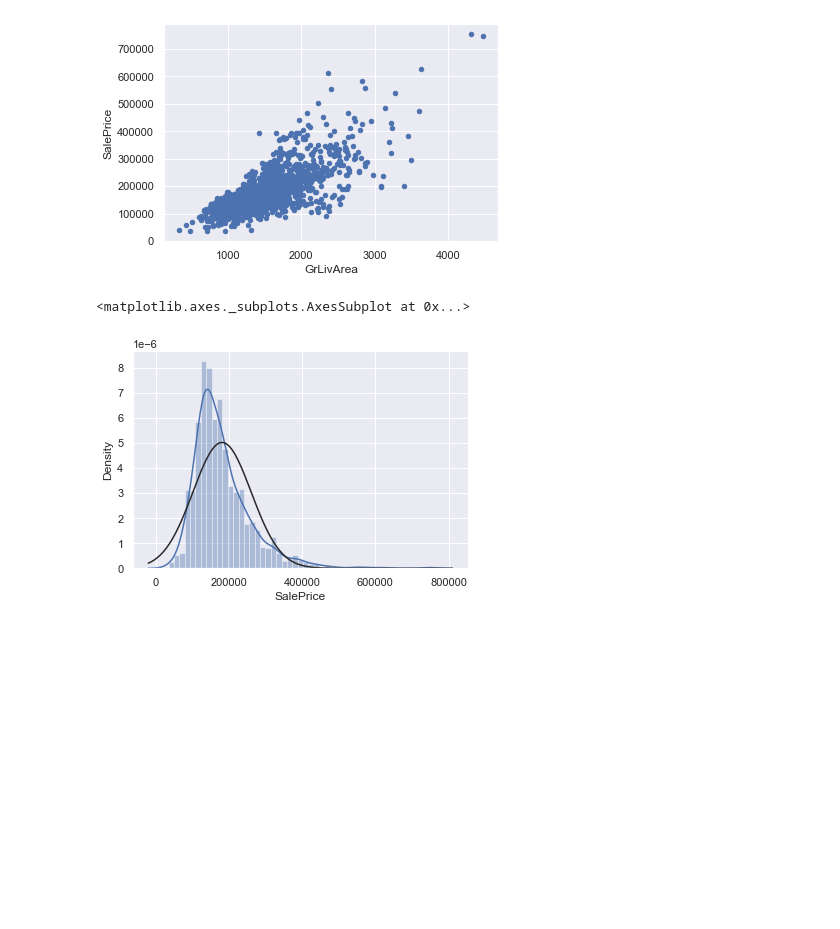
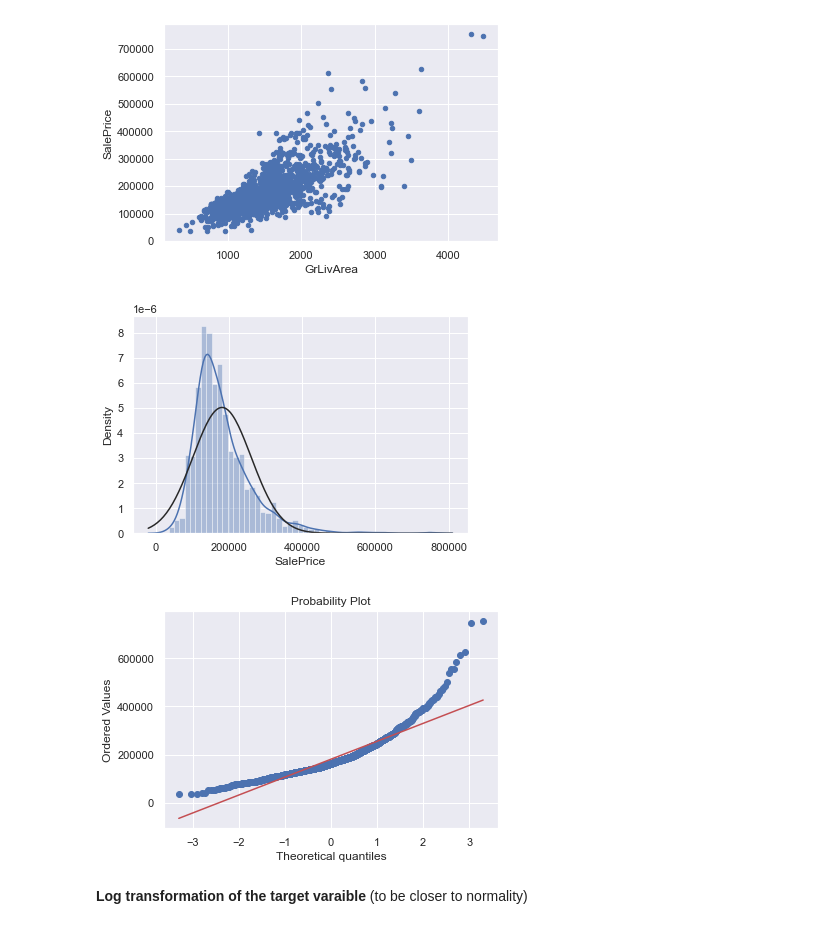
Before and after one commit to axelearning/CS_portfolio, a Jupyter notebook: machine_learning/house_prices_regression/V2.ipynb, the cells around one changed output. Drawn from its saved outputs; the diff is of its cells as text; code cells hidden in the pictures; blank space fills up the shorter version.

```diff
--- a/machine_learning/house_prices_regression/V2.ipynb
+++ b/machine_learning/house_prices_regression/V2.ipynb
@@ -110,10 +125,17 @@ train.plot.scatter(x="GrLivArea", y="SalePrice")
 # %%
 from scipy import stats
 from scipy.stats import norm, skew #for some statistics
 
+# histogram
 plt.figure()
 sns.distplot(train["SalePrice"], fit=norm)
-# stats.probplot(train["SalePrice"], plot=True)
+
+# Normal probability plot
+plt.figure()
+_ = stats.probplot(train["SalePrice"], plot=plt)
+plt.show()
 # %% [output]
-<matplotlib.axes._subplots.AxesSubplot at 0x...>
 [figure]
+[figure, added]
+# %% [markdown]
+**Log transformation of the target varaible** (to be closer to normality)
```
Also changed, not shown: parts of 45 cells of this notebook.
